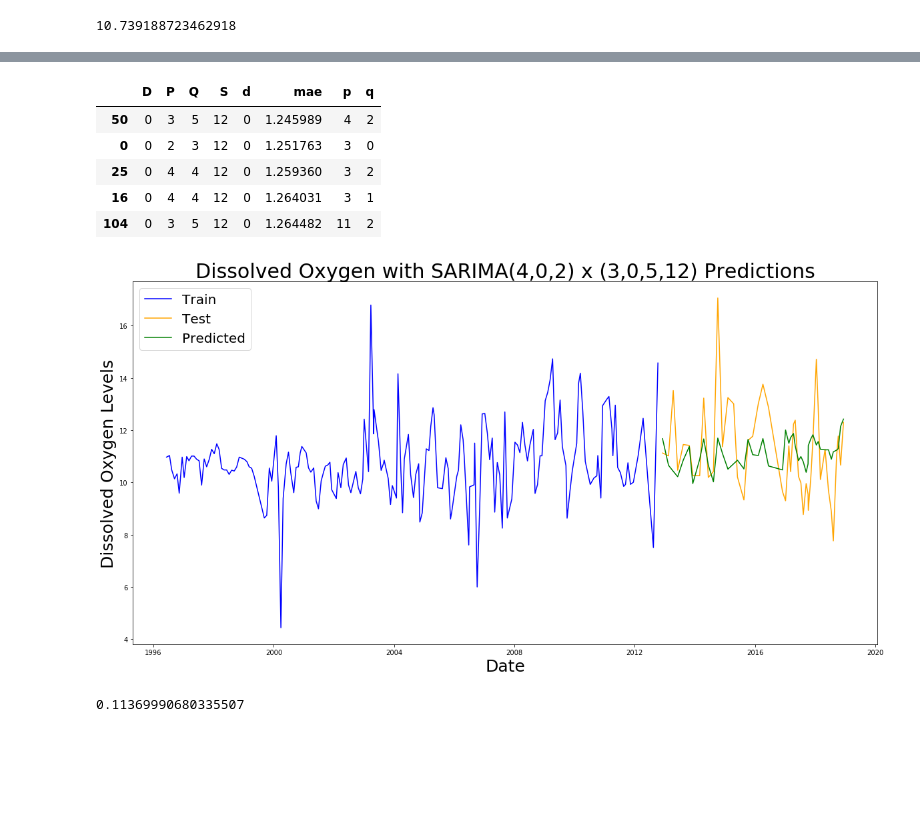
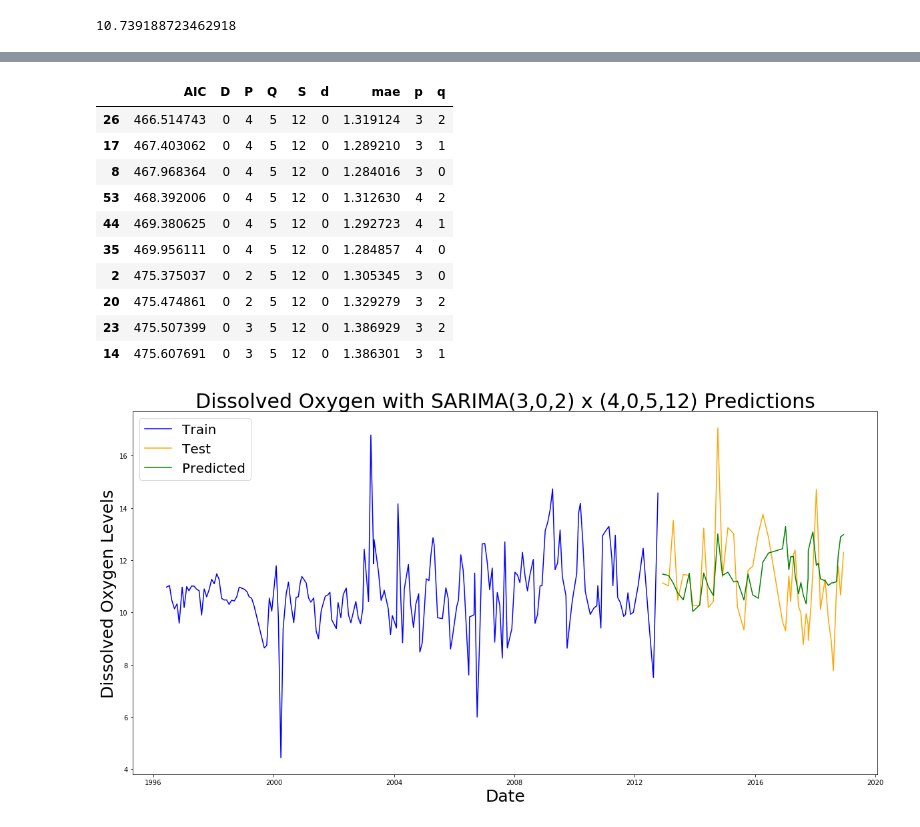
Before and after one commit to Mauriekathan/Timeseries_Modeling_Dissolved_Oxygen, a Jupyter notebook: Dissolved_Oxygen_modeling.ipynb, the cells around one changed output, grey strips where cells are left out. Drawn from its saved outputs; the diff is of its cells as text; code cells hidden in the pictures; blank space fills up the shorter version.

Commit message:
updated models

```diff
--- a/Dissolved_Oxygen_modeling.ipynb
+++ b/Dissolved_Oxygen_modeling.ipynb
@@ -234,45 +190,45 @@ for num in [3,4,8,11]:
 # %%
 #Making model evaluation dataframe and then review top preforming models
 parameters0_df = pd.DataFrame(parameters0)
-parameters0_df.sort_values(ascending = True, by = 'mae').head()
+parameters0_df.sort_values(ascending = True, by = 'AIC').head(10)
 # %% [output]
-|  | D | P | Q | S | d | mae | p | q |
-| 50 | 0 | 3 | 5 | 12 | 0 | 1.245989 | 4 | 2 |
-| 0 | 0 | 2 | 3 | 12 | 0 | 1.251763 | 3 | 0 |
-| 25 | 0 | 4 | 4 | 12 | 0 | 1.259360 | 3 | 2 |
-| 16 | 0 | 4 | 4 | 12 | 0 | 1.264031 | 3 | 1 |
-| 104 | 0 | 3 | 5 | 12 | 0 | 1.264482 | 11 | 2 |
+|  | AIC | D | P | Q | S | d | mae | p | q |
+| 26 | 466.514743 | 0 | 4 | 5 | 12 | 0 | 1.319124 | 3 | 2 |
+| 17 | 467.403062 | 0 | 4 | 5 | 12 | 0 | 1.289210 | 3 | 1 |
+| 8 | 467.968364 | 0 | 4 | 5 | 12 | 0 | 1.284016 | 3 | 0 |
+| 53 | 468.392006 | 0 | 4 | 5 | 12 | 0 | 1.312630 | 4 | 2 |
+| 44 | 469.380625 | 0 | 4 | 5 | 12 | 0 | 1.292723 | 4 | 1 |
+| 35 | 469.956111 | 0 | 4 | 5 | 12 | 0 | 1.284857 | 4 | 0 |
+| 2 | 475.375037 | 0 | 2 | 5 | 12 | 0 | 1.305345 | 3 | 0 |
+| 20 | 475.474861 | 0 | 2 | 5 | 12 | 0 | 1.329279 | 3 | 2 |
+| 23 | 475.507399 | 0 | 3 | 5 | 12 | 0 | 1.386929 | 3 | 2 |
+| 14 | 475.607691 | 0 | 3 | 5 | 12 | 0 | 1.386301 | 3 | 1 |
 # %%
 #creating plot of best preforming model for presentation
 sarima = SARIMAX(endog = train['dissolved_oxygen'],
-                     order = (4,0,2),              # (p, d, q)
-                     seasonal_order=(3,0,5,12),
+                     order = (3,0,2),              # (p, d, q)
+                     seasonal_order=(4,0,5,12),
                      enforce_stationarity=False,
                      enforce_invertibility=False)# (P, D, Q, S))
 
 # Fit SARIMA model.
 model = sarima.fit()
 
 # Generate predictions based on test set.
 
 preds = model.predict(start=186,end=232)
 
 
 # Plot data.
 fig=plt.figure(figsize=(20,10))
 plt.plot(train.index, train['dissolved_oxygen'], color = 'blue')
 plt.plot(test.index, test['dissolved_oxygen'], color = 'orange')
 plt.plot(test.index, preds, color = 'green')
-plt.title(label = f'Dissolved Oxygen with SARIMA(4,0,2) x (3,0,5,12) Predictions', fontsize=30)
+plt.title(label = f'Dissolved Oxygen with SARIMA(3,0,2) x (4,0,5,12) Predictions', fontsize=30)
 plt.legend(labels = ('Train', 'Test', 'Predicted'), fontsize=20, loc = 'upper left')
 plt.xlabel('Date', fontsize=25)
 plt.ylabel('Dissolved Oxygen Levels', fontsize=25)
 plt.show();
-fig.savefig('./Images/SARIMAX402.png',bbox_inches='tight')
+fig.savefig('./Images/SARIMAX302.png',bbox_inches='tight')
 # %% [output]
-[figure, old version]
+[figure, new version]
-# %%
-#evaluating the best preforming model compared to baseline
-1.22/10.73
-# %% [output]
-0.11369990680335507
```
Also changed, not shown: parts of 11 cells of this notebook, 4 other files.
